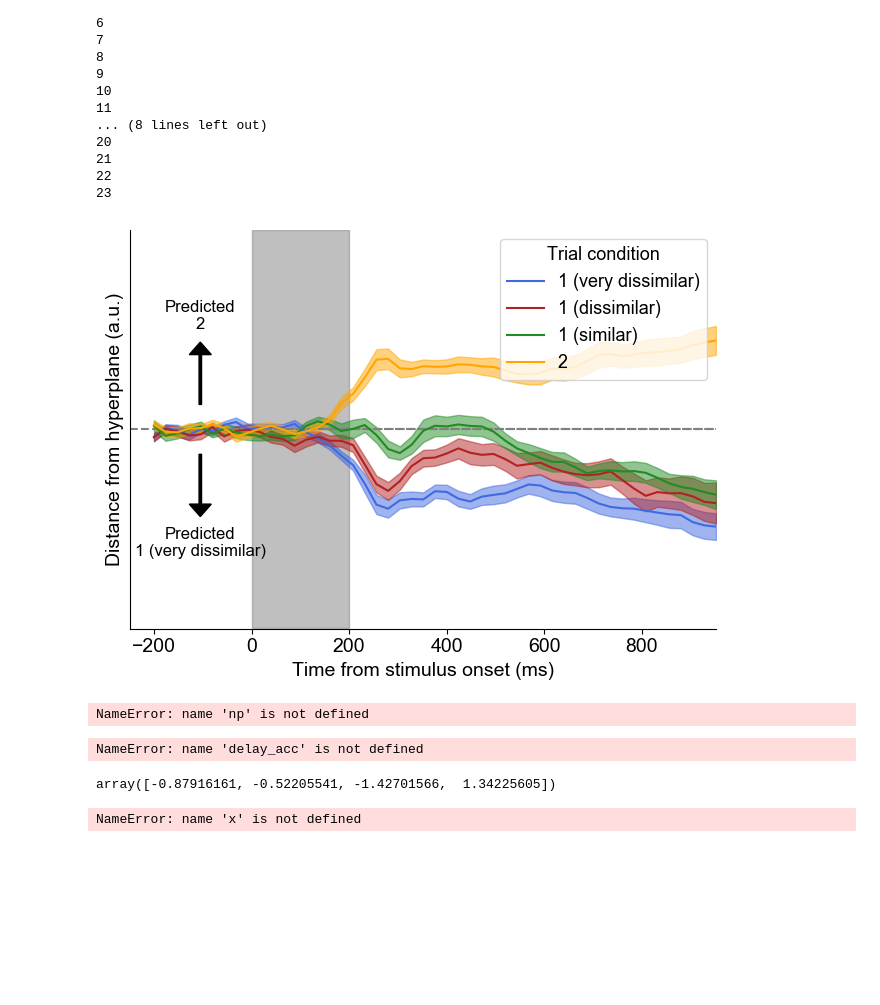
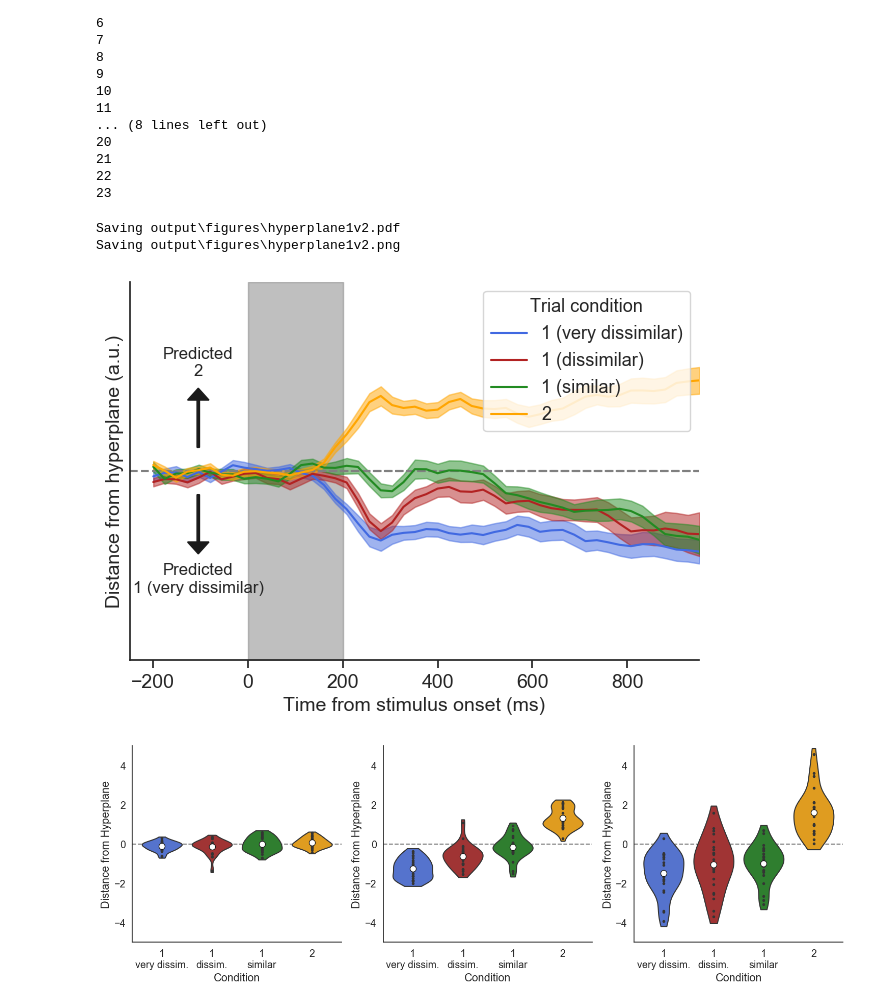
Before and after one commit to WilliamThyer/Dissociating-Spatial-and-Item-Based-Attention, a Jupyter notebook: Discus/analysis/hyperplane.ipynb, the cells around one changed output. Saved outputs shown, nothing was run; the diff lists cells and outputs as text; code cells hidden in the pictures; blank space fills up the shorter version.

```diff
--- a/Discus/analysis/hyperplane.ipynb
+++ b/Discus/analysis/hyperplane.ipynb
@@ -62,18 +62,12 @@ interp = eeg_decoder.Interpreter(clfr, subtitle='1hvs2_with_1l_1f')
+# %%
+interp = eeg_decoder.Interpreter()
+interp.load_results('hyperplane')
 # %%
 interp.plot_hyperplane(
     stim_time=[0,200],
     ylim=[-4,4],stim_label_xy=[130,3.1],label_text_ys=[-1.95,1.95],arrow_ys=[-.5,.5],
-    savefig=False,subtitle='Blank',legend_pos='upper right')
+    savefig=True,subtitle='1v2',legend_pos='upper right')
 # %% [output]
+Saving output\figures\hyperplane1v2.pdf
+Saving output\figures\hyperplane1v2.png
-[figure, old version]
+[figure, new version]
-# %%
-delay_acc =np.mean(np.mean(interp.confidence_scores[:,interp.t>200],2),1)
-# %% [output]
-NameError: name 'np' is not defined
-# %%
-import pandas as pd
-subject_means = pd.DataFrame(delay_acc,columns=list(group_dict.keys()))
-labels = list(group_dict.keys())
-subject_means['Subject'] = np.arange(exp.nsub)
-# %% [output]
-NameError: name 'delay_acc' is not defined
@@ -84,4 +73,0 @@ condition_means = x.groupby('Condition').mean()['Distance from Hyperplane'].to_n
-# %%
-condition_means
-# %% [output]
-array([-0.87916161, -0.52205541, -1.42701566,  1.34225605])
@@ -92,23 +103,45 @@ import matplotlib.pyplot as plt
 custom_params = {"axes.spines.right": False, "axes.spines.top": False}
 sns.set_theme(font_scale=1.3,style='white',rc=custom_params)
 
-fig,ax = plt.subplots(figsize=(8,6))
+fig,ax = plt.subplots(1,3,figsize=(18,5))
+
+ax[0].axhline(y=0, color='grey', linestyle='--',zorder=-10)
 sns.violinplot(
     x='Condition',y='Distance from Hyperplane',
-    data=x,ax=ax,palette= interp.colors[:4],
+    data=x_0,ax=ax[0],palette= interp.colors[:4],
     dodge=True,inner='points',cut=.5,scale='width')
-ax.scatter(
+ax[0].scatter(
     x = [0,1,2,3],
-    y = [condition_means[2],condition_means[0],condition_means[1],condition_means[3]],
+    y = [condition_means_0[2],condition_means_0[0],condition_means_0[1],condition_means_0[3]],
     c = 'white', edgecolors='k',s=75)
+ax[0].set_ylim(-5,5)
+ax[0].set_xticklabels(['1\nvery dissim.','1\ndissim.','1\nsimilar','2'])
 
-# sns.lineplot(
-#     x='Condition',y='Distance from Hyperplane', units='Subject',
-#     data=x,ax=ax,palette= interp.colors[:4],estimator=None,
-#     color='k',linewidth=.5
-#     )
+ax[1].axhline(y=0, color='grey', linestyle='--',zorder=-10)
+sns.violinplot(
+    x='Condition',y='Distance from Hyperplane',
+    data=x_1,ax=ax[1],palette= interp.colors[:4],
+    dodge=True,inner='points',cut=.5,scale='width')
+ax[1].scatter(
+    x = [0,1,2,3],
+    y = [condition_means_1[2],condition_means_1[0],condition_means_1[1],condition_means_1[3]],
+    c = 'white', edgecolors='k',s=75)
+ax[1].set_ylim(-5,5)
+ax[1].set_xticklabels(['1\nvery dissim.','1\ndissim.','1\nsimilar','2'])
 
-# plt.savefig('hyperplane_violin.png',dpi=500,bbox_inches='tight')
+ax[2].axhline(y=0, color='grey', linestyle='--',zorder=-10)
+sns.violinplot(
+    x='Condition',y='Distance from Hyperplane',
+    data=x_2,ax=ax[2],palette= interp.colors[:4],
+    dodge=True,inner='points',cut=.5,scale='width')
+ax[2].scatter(
+    x = [0,1,2,3],
+    y = [condition_means_2[2],condition_means_2[0],condition_means_2[1],condition_means_2[3]],
+    c = 'white', edgecolors='k',s=75)
+ax[2].set_ylim(-5,5)
+ax[2].set_xticklabels(['1\nvery dissim.','1\ndissim.','1\nsimilar','2'])
+
+plt.savefig('output/figures/hyperplane_violin.png',dpi=500,bbox_inches='tight')
 plt.show()
 # %% [output]
-NameError: name 'x' is not defined
+[figure, added]
```
Also changed, not shown: parts of 5 cells of this notebook, 9 other files.
